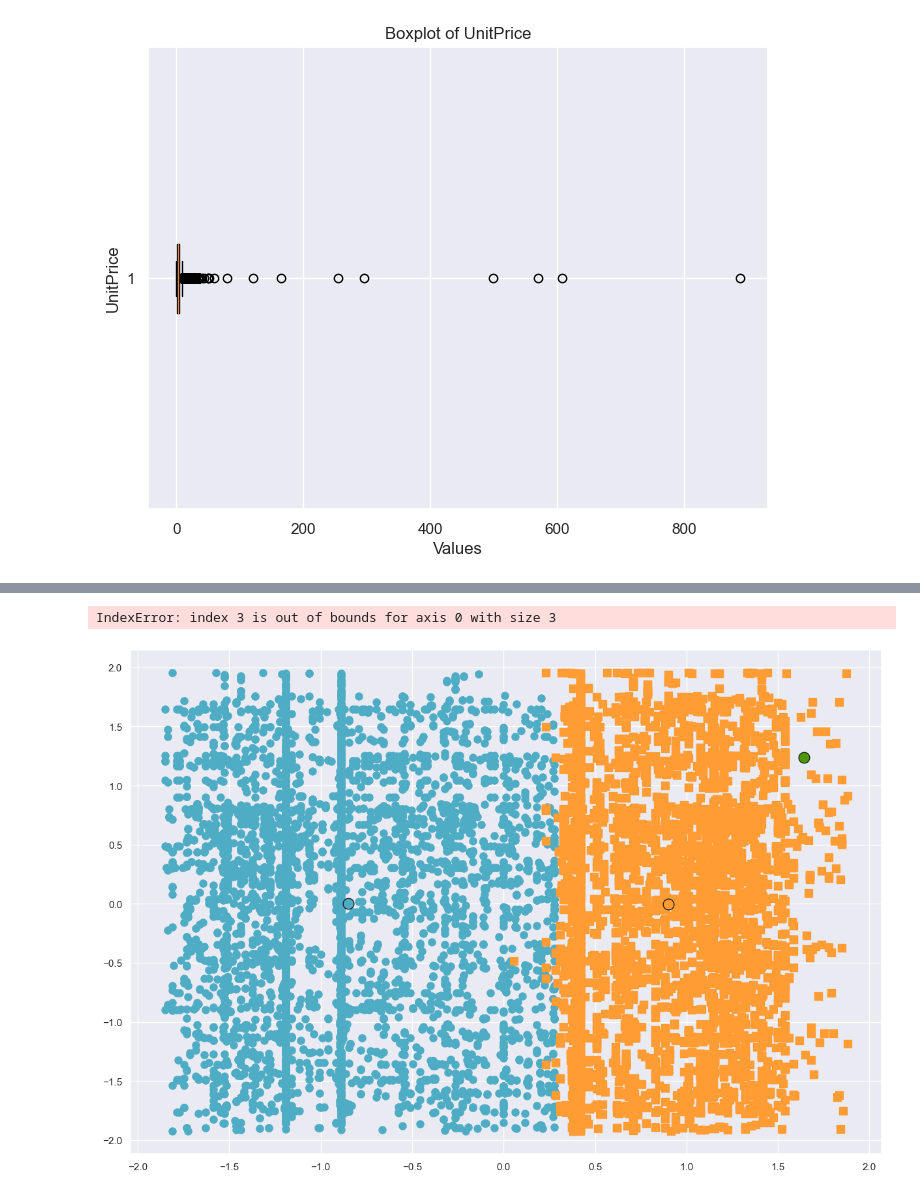
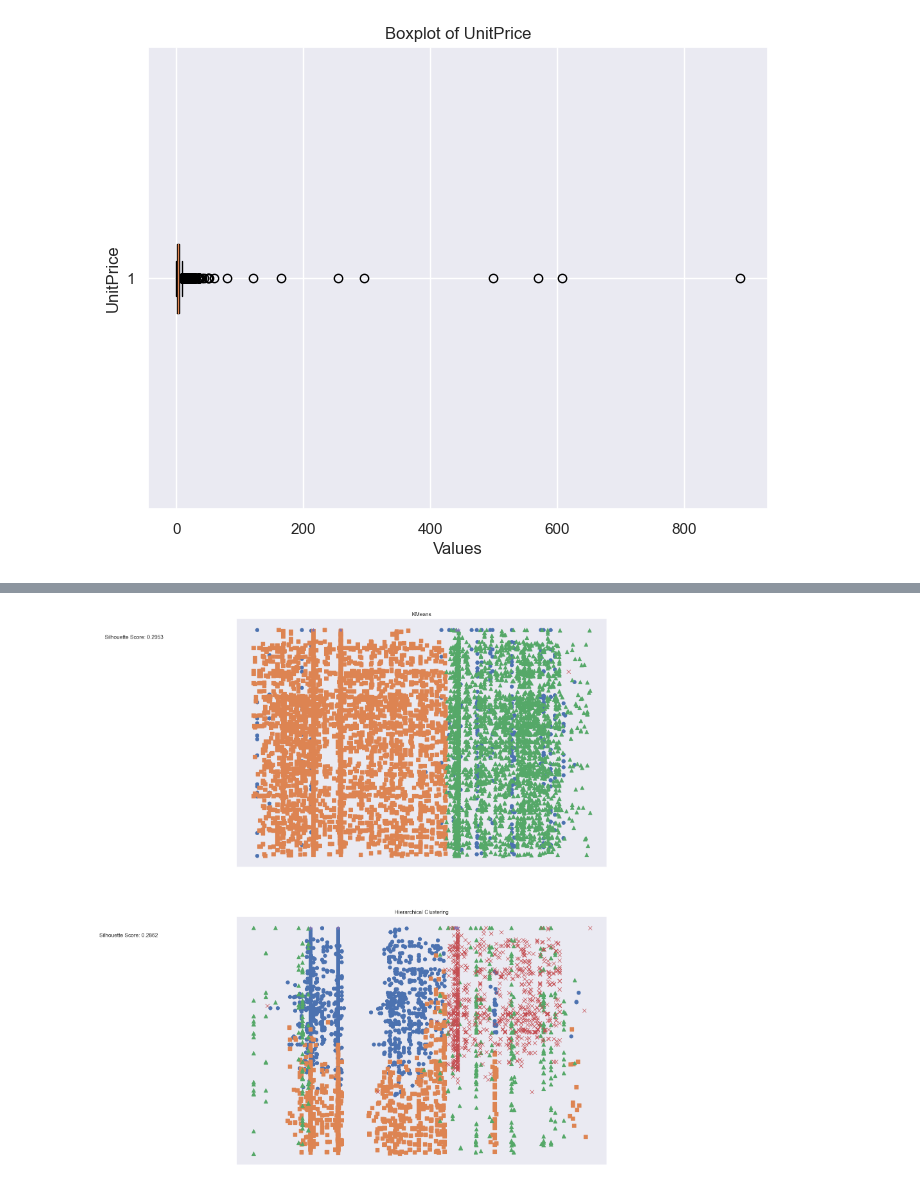
Before and after one commit to Rahafzsh/DataMiningTasks, a Jupyter notebook: lab10/lab 10.ipynb, the cells around one changed output, grey strips where cells are left out. Saved outputs shown, nothing was run; the diff lists cells and outputs as text; code cells hidden in the pictures.

```diff
--- a/lab10/lab 10.ipynb
+++ b/lab10/lab 10.ipynb
@@ -314,12 +368,9 @@ df['Invoice_Time'] = le.fit_transform(df.Invoice_Time)
 # %%
-from sklearn.preprocessing import StandardScaler
+# KMeans Clustering model
 
-# Standardize the features
-scaler = StandardScaler()
-data_scaled = scaler.fit_transform(df)
 
 # Apply KMeans Clustering
-kmeans = KMeans(n_clusters=3,  random_state = 42)  # You can choose the number of clusters
+kmeans = KMeans(n_clusters=5,  random_state = 42)  # You can choose the number of clusters
 kmeans_labels = kmeans.fit_predict(data_scaled)
 
 
@@ -335,7 +388,7 @@ df['kmeans'].value_counts()
 Name: kmeans, dtype: int64
 # %%
 # Hierachical clustering model
-hc = AgglomerativeClustering(n_clusters = 3)
+hc = AgglomerativeClustering(n_clusters = 5)
 
 # Fit and predict on the data
 df_hc = hc.fit_predict(data_scaled)
@@ -421,38 +441,33 @@ Best number of clusters (Hierarchical): 5
 # %%
 import matplotlib.pyplot as plt
 
 # Define shapes for each cluster
-markers = ['o', 's', '^', 'x', '*', 'D', 'P', 'H', '8']
+markers = ['o', 's', '^', 'x', '*']
 
 # Plot result
-fig = plt.figure(figsize=(12, 20))
+fig, axs = plt.subplots(2, 1, figsize=(12, 20))
 fig.subplots_adjust(left=0.02, right=0.98, bottom=0.05, top=0.9)
-colors = ['#4EACC5', '#FF9C34', '#4E9A06', '#4EAF06', '#4E09C5']  # Add two more colors for 5 clusters
 
 # KMeans
-ax = fig.add_subplot(2, 1, 1)
-for k, col in zip(range(5), colors):
+ax = axs[0]
+for k, col in zip(range(5), markers):
     my_members = kmeans_labels == k
-    cluster_center = kmeans.cluster_centers_[k]
-    ax.plot(data_scaled[my_members, 0], data_scaled[my_members, 1], marker=markers[k], linestyle='', color=col, markersize=8)
-    ax.plot(cluster_center[0], cluster_center[1], 'o', markerfacecolor=col,
-            markeredgecolor='k', markersize=12)
-ax.set_title('KMeans')
-ax.set_xticks(())
-ax.set_yticks(())
-plt.text(-3.5, 1.8,  'silhouette score: %.4f' % kmeans_score)
+    ax.plot(data_scaled[my_members, 0], data_scaled[my_members, 1], marker=markers[k], linestyle='', markersize=8)
+    ax.set_title('KMeans')
+    ax.set_xticks(())
+    ax.set_yticks(())
+ax.text(-3.5, 1.8,  'Silhouette Score: %.4f' % kmeans_score)  # Corrected
 
 # Hierarchical Clustering
-ax = fig.add_subplot(2, 1, 2)
-for k, col in zip(range(5), colors):
-    my_members = df_hc == k
-    ax.plot(data_scaled[my_members, 0], data_scaled[my_members, 1], marker=markers[k], linestyle='', color=col, markersize=8)
-ax.set_title('Hierarchical Clustering')
-ax.set_xticks(())
-ax.set_yticks(())
-plt.text(-3.5, 1.8, 'silhouette score: %.4f' % hierarchical_score)
+ax = axs[1]
+for k, col in zip(range(5), markers):
+    my_members = hierarchical_labels == k
+    ax.plot(data_scaled[my_members, 0], data_scaled[my_members, 1], marker=markers[k], linestyle='', markersize=8)
+    ax.set_title('Hierarchical Clustering')
+    ax.set_xticks(())
+    ax.set_yticks(())
+ax.text(-3.5, 1.8, 'Silhouette Score: %.4f' % hierarchical_score)
 
 plt.show()
 # %% [output]
-IndexError: index 3 is out of bounds for axis 0 with size 3
-[figure, old version]
+[figure, new version]
```
Also changed, not shown: parts of 13 cells of this notebook.
